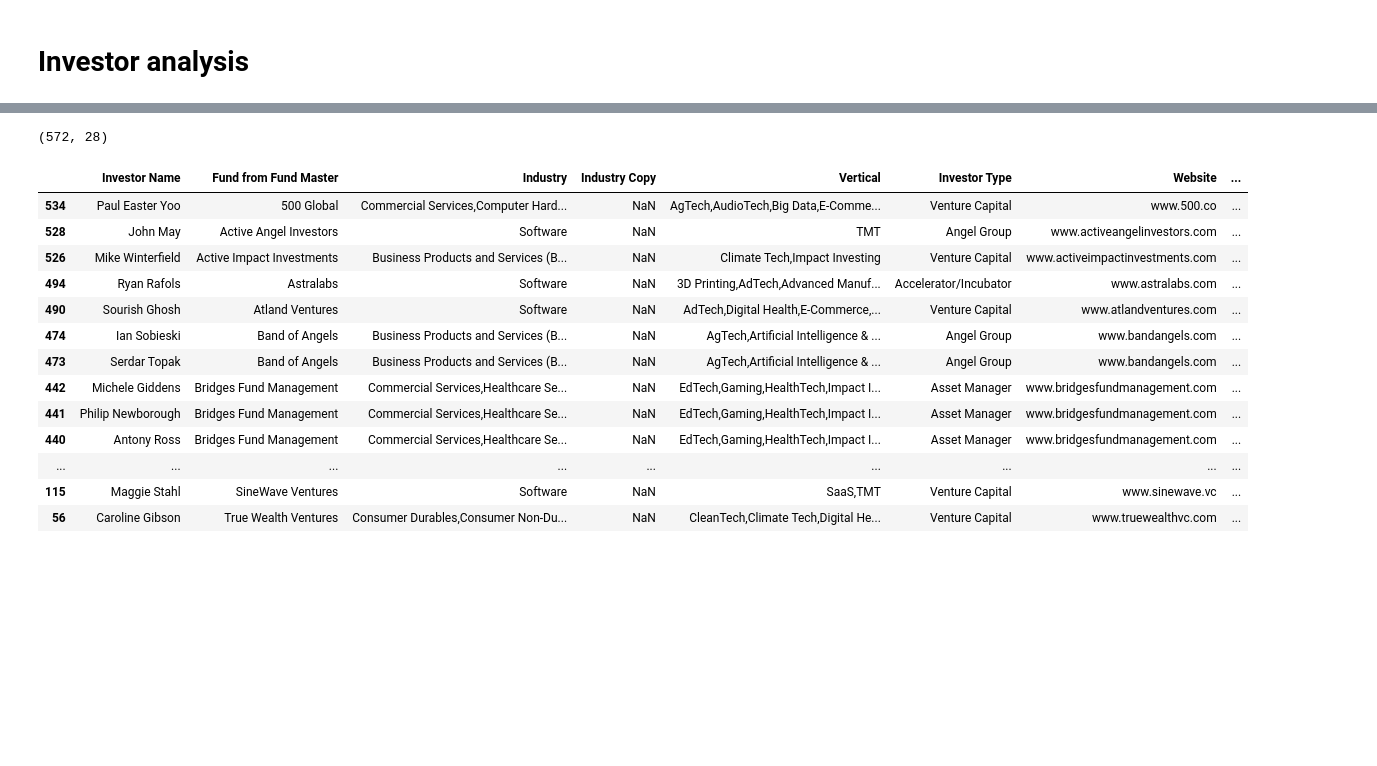
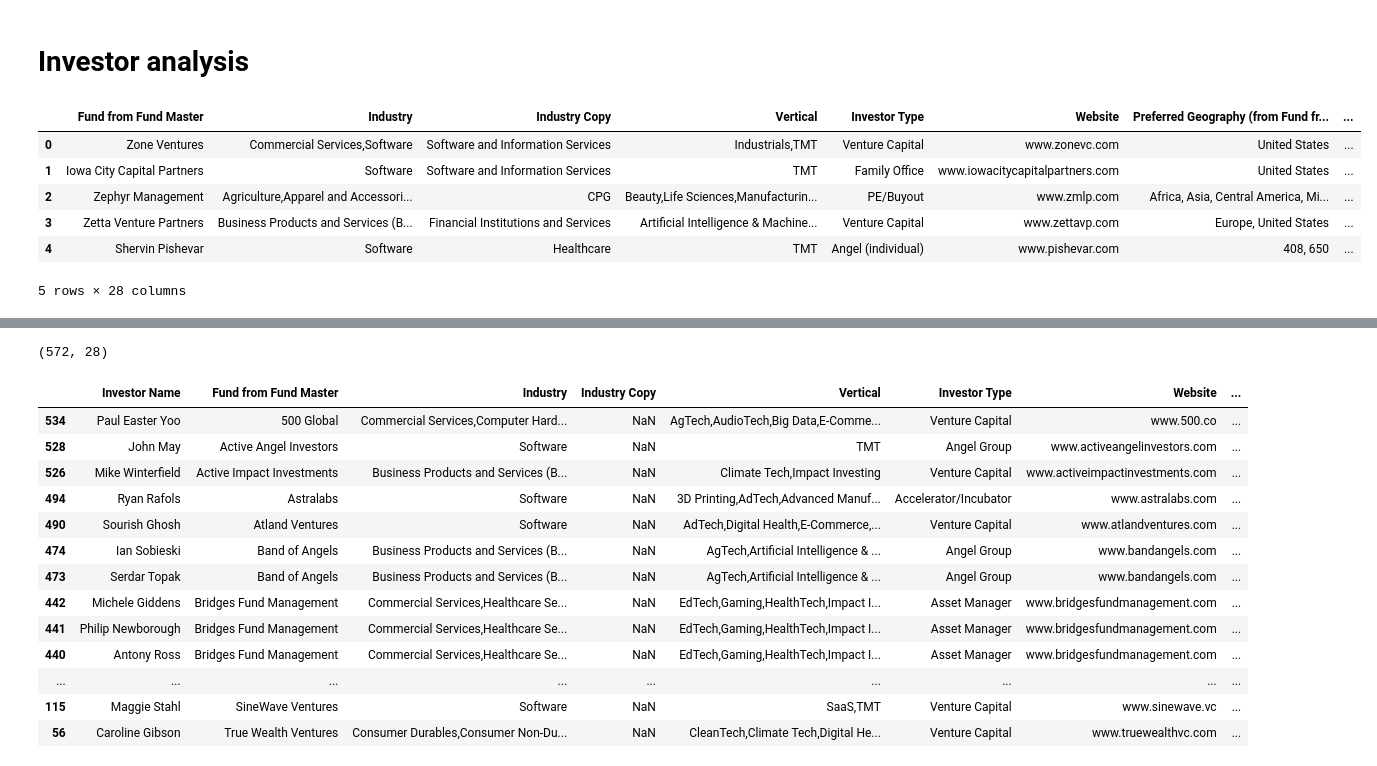
Before and after one commit to keshav-neural-web/She-Raises-Capital, a Jupyter notebook: data_analysis.ipynb, the cells around one changed output, grey strips where cells are left out. Drawn from its saved outputs; the diff is of its cells as text; code cells hidden in the pictures; blank space fills up the shorter version.

```diff
--- a/data_analysis.ipynb
+++ b/data_analysis.ipynb
@@ -11,3 +36,13 @@ investors = investors.dropna(how="all")
 # %%
 investor_fund_master = investors.drop(columns="Investor Name")
 investor_fund_master = investor_fund_master.drop_duplicates()
+# %%
+investor_fund_master.head()
+# %% [output]
+|  | Fund from Fund Master | Industry | Industry Copy | Vertical | Investor Type | Website | Preferred Geography (from Fund fr... | ... |
+| 0 | Zone Ventures | Commercial Services,Software | Software and Information Services | Industrials,TMT | Venture Capital | www.zonevc.com | United States | ... |
+| 1 | Iowa City Capital Partners | Software | Software and Information Services | TMT | Family Office | www.iowacitycapitalpartners.com | United States | ... |
+| 2 | Zephyr Management | Agriculture,Apparel and Accessori... | CPG | Beauty,Life Sciences,Manufacturin... | PE/Buyout | www.zmlp.com | Africa, Asia, Central America, Mi... | ... |
+| 3 | Zetta Venture Partners | Business Products and Services (B... | Financial Institutions and Services | Artificial Intelligence & Machine... | Venture Capital | www.zettavp.com | Europe, United States | ... |
+| 4 | Shervin Pishevar | Software | Healthcare | TMT | Angel (individual) | www.pishevar.com | 408, 650 | ... |
+5 rows × 28 columns
```
Also changed, not shown: parts of 12 cells of this notebook, 12 other files.
